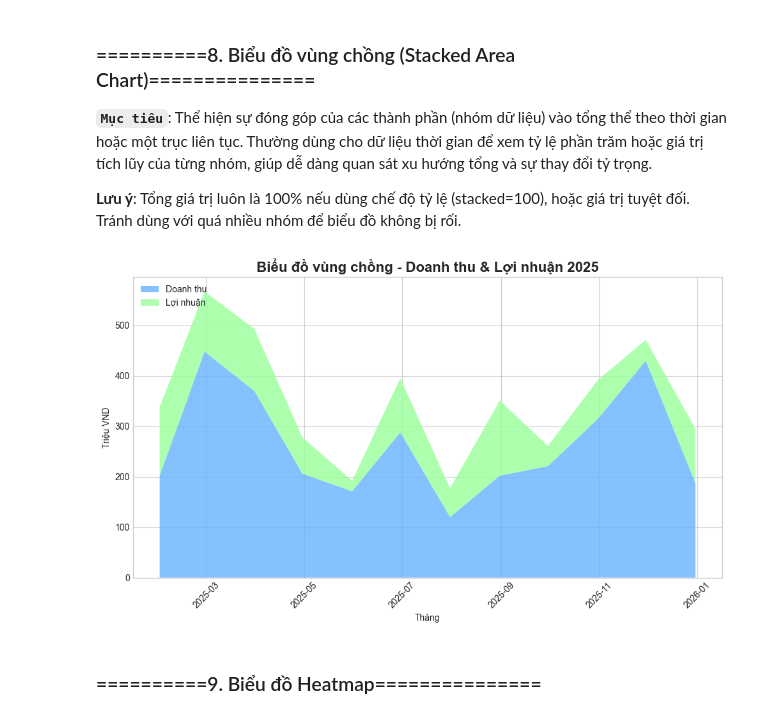
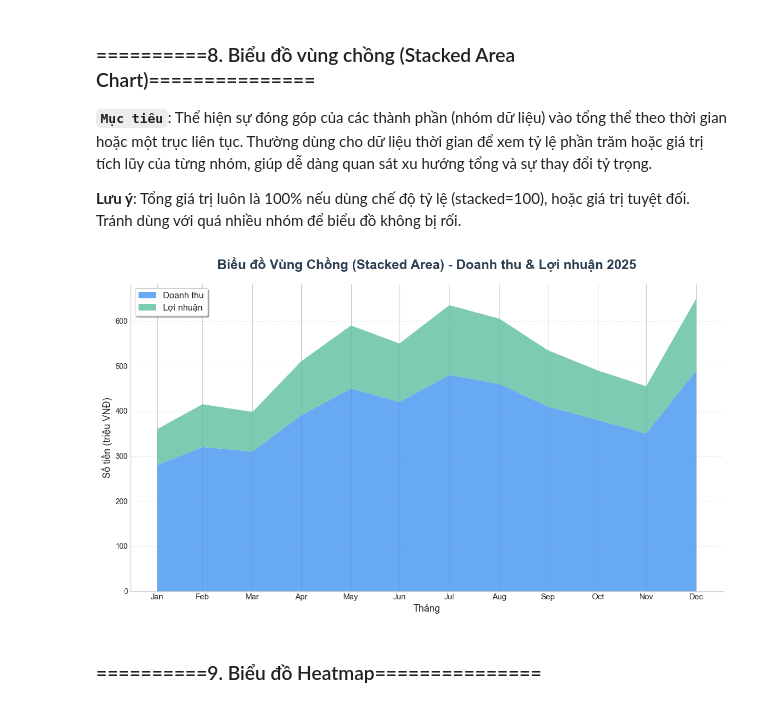
Before and after one commit to Cgaz275/SGU2025_Python_DCT122C3, a Jupyter notebook: BT6_MatPlotLib/Matplotlib.ipynb, the cells around one changed output. Saved outputs shown, nothing was run; the diff lists cells and outputs as text; code cells hidden in the pictures.

```diff
--- a/BT6_MatPlotLib/Matplotlib.ipynb
+++ b/BT6_MatPlotLib/Matplotlib.ipynb
@@ -293,18 +293,54 @@ Thường dùng cho dữ liệu thời gian để xem tỷ lệ phần trăm ho
 
 **Lưu ý**: Tổng giá trị luôn là 100% nếu dùng chế độ tỷ lệ (stacked=100), hoặc giá trị tuyệt đối. Tránh dùng với quá nhiều nhóm để biểu đồ không bị rối.
 # %%
-plt.figure(figsize=(10, 6))
-plt.stackplot(data['month'], data['sales'], data['profit'],
-              labels=['Doanh thu','Lợi nhuận'], colors=['#66b3ff','#99ff99'], alpha=0.8)
-plt.title('Biểu đồ vùng chồng - Doanh thu & Lợi nhuận 2025', fontsize=16, fontweight='bold')
-plt.xlabel('Tháng')
-plt.ylabel('Triệu VND')
-plt.legend(loc='upper left')
-plt.xticks(rotation=45)
+
+
+# ==================== KHÔI PHỤC DỮ LIỆU CHUẨN (copy từ phần đầu notebook) ====================
+np.random.seed(42)
+months = pd.date_range(start='2025-01', periods=12, freq='ME')  # 'ME' thay cho 'M' để tránh warning
+monthly_data = pd.DataFrame({
+    'Tháng': months,
+    'Doanh thu (triệu)': np.random.randint(100, 500, 12),
+    'Lợi nhuận (triệu)': np.random.randint(20, 150, 12)
+})
+
+# Nếu bạn muốn dữ liệu đẹp hơn, cố định
+monthly_data['Doanh thu (triệu)'] = [280, 320, 310, 390, 450, 420, 480, 460, 410, 380, 350, 490]
+monthly_data['Lợi nhuận (triệu)'] = [80, 95, 88, 120, 140, 130, 155, 145, 125, 110, 105, 160]
+
+# ==================== VẼ STACKED AREA PLOT ====================
+plt.figure(figsize=(12, 7))
+
+# Dùng monthly_data trực tiếp
+plt.stackplot(monthly_data['Tháng'],
+              monthly_data['Doanh thu (triệu)'],
+              monthly_data['Lợi nhuận (triệu)'],
+              labels=['Doanh thu', 'Lợi nhuận'],
+              colors=['#4e9af1', '#66c2a5'],   # màu xanh dương + xanh lá
+              alpha=0.85)
+
+# Làm đẹp cực mạnh
+plt.title('Biểu đồ Vùng Chồng (Stacked Area) - Doanh thu & Lợi nhuận 2025',
+          fontsize=18, fontweight='bold', pad=20, color='#2c3e50')
+plt.xlabel('Tháng', fontsize=13)
+plt.ylabel('Số tiền (triệu VNĐ)', fontsize=13)
+
+# Format trục x đẹp: chỉ hiện tên tháng
+plt.xticks(monthly_data['Tháng'],
+           [m.strftime('%b') for m in monthly_data['Tháng']],
+           rotation=0, fontsize=11)
+
+plt.legend(loc='upper left', fontsize=12, frameon=True, fancybox=True, shadow=True)
+
+# Grid nhẹ + style
+plt.grid(True, axis='y', alpha=0.3, linestyle='--')
+plt.gca().spines['top'].set_visible(False)
+plt.gca().spines['right'].set_visible(False)
+
 plt.tight_layout()
 plt.show()
 # %% [output]
-[figure, old version]
+[figure, new version]
 # %% [markdown]
 ### ==========9. Biểu đồ Heatmap===============
 # %%
```
Also changed, not shown: parts of 2 cells of this notebook.
